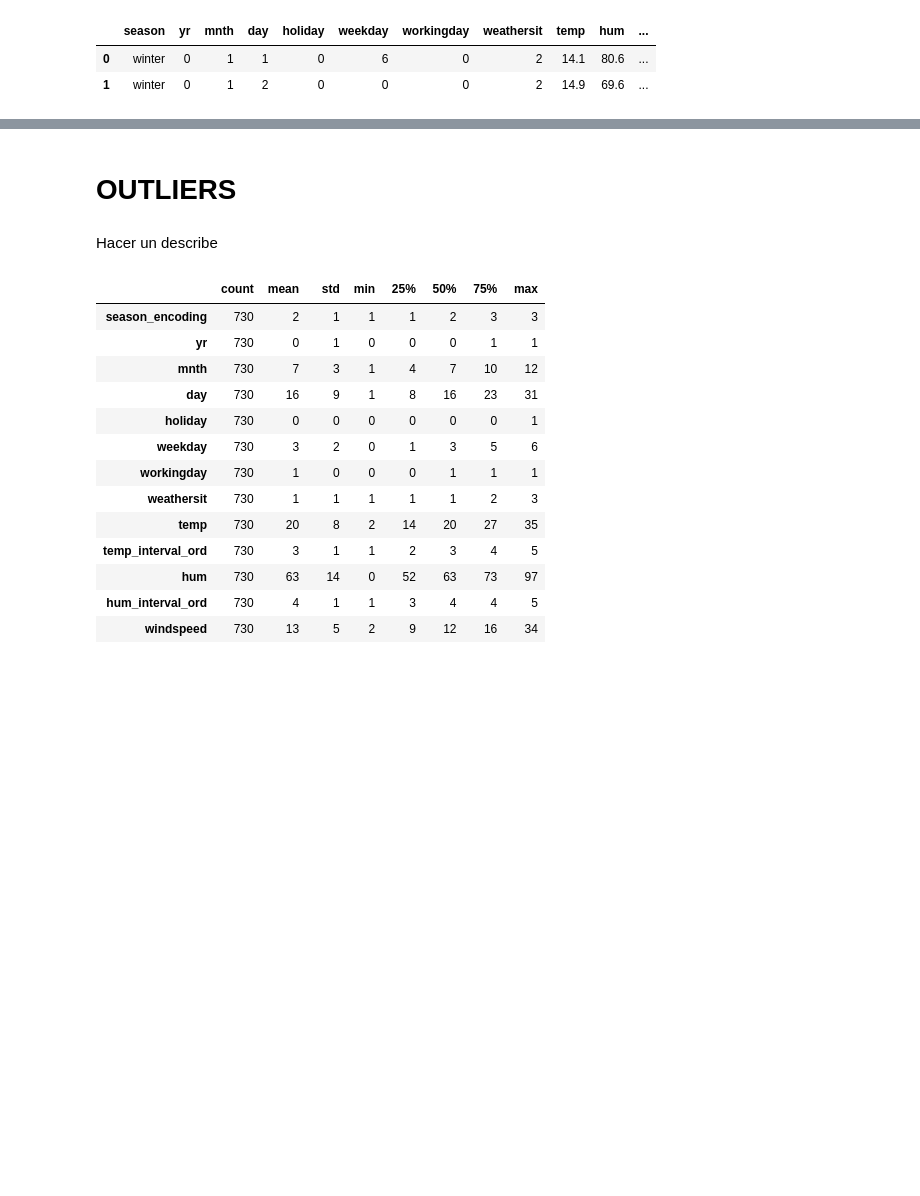
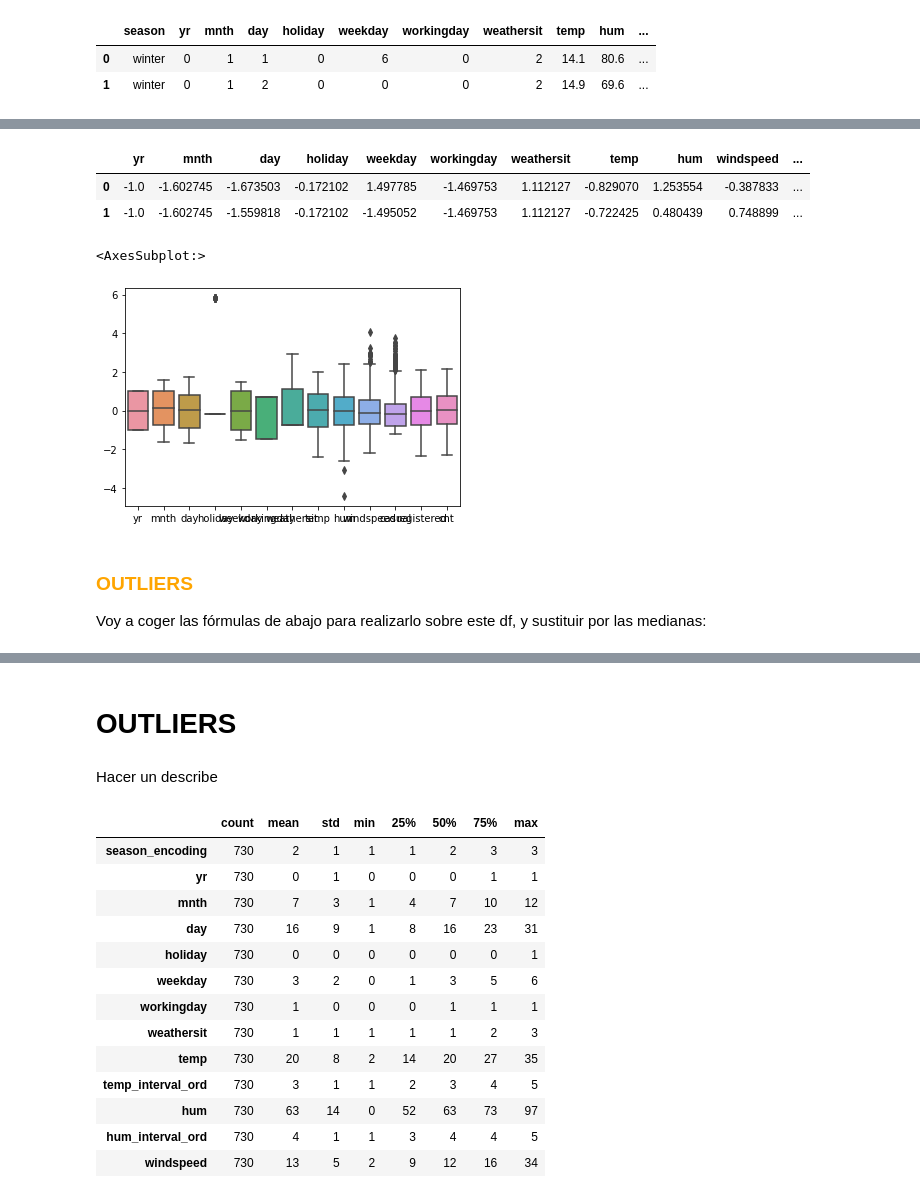
Before and after one commit to Adalab/project-da-promo-A-module-3-team-1, a Jupyter notebook: Proyecto_Final.ipynb, the cells around one changed output, grey strips where cells are left out. Drawn from its saved outputs; the diff is of its cells as text; code cells hidden in the pictures; blank space fills up the shorter version.

```diff
--- a/Proyecto_Final.ipynb
+++ b/Proyecto_Final.ipynb
@@ -636,0 +670,18 @@ df_num_datos
+# %%
+scaler = StandardScaler()
+col_escaladas = scaler.fit_transform(df_num_datos)
+
+df_num_esc = pd.DataFrame(col_escaladas, columns = df_num_datos.columns)
+df_num_esc.head(2)
+# %% [output]
+|  | yr | mnth | day | holiday | weekday | workingday | weathersit | temp | hum | windspeed | ... |
+| 0 | -1.0 | -1.602745 | -1.673503 | -0.172102 | 1.497785 | -1.469753 | 1.112127 | -0.829070 | 1.253554 | -0.387833 | ... |
+| 1 | -1.0 | -1.602745 | -1.559818 | -0.172102 | -1.495052 | -1.469753 | 1.112127 | -0.722425 | 0.480439 | 0.748899 | ... |
+# %%
+sns.boxplot(data = df_num_esc)
+# %% [output]
+<AxesSubplot:>
+[figure, added]
+# %% [markdown]
+### <font color = orange> OUTLIERS
+Voy a coger las fórmulas de abajo para realizarlo sobre este df, y sustituir por las medianas:
```
Also changed, not shown: parts of 36 cells of this notebook.
